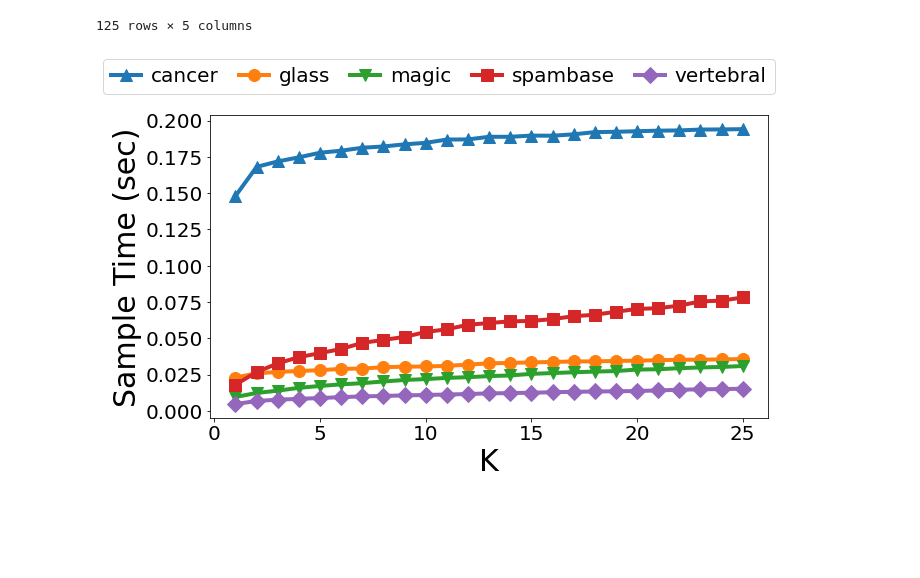
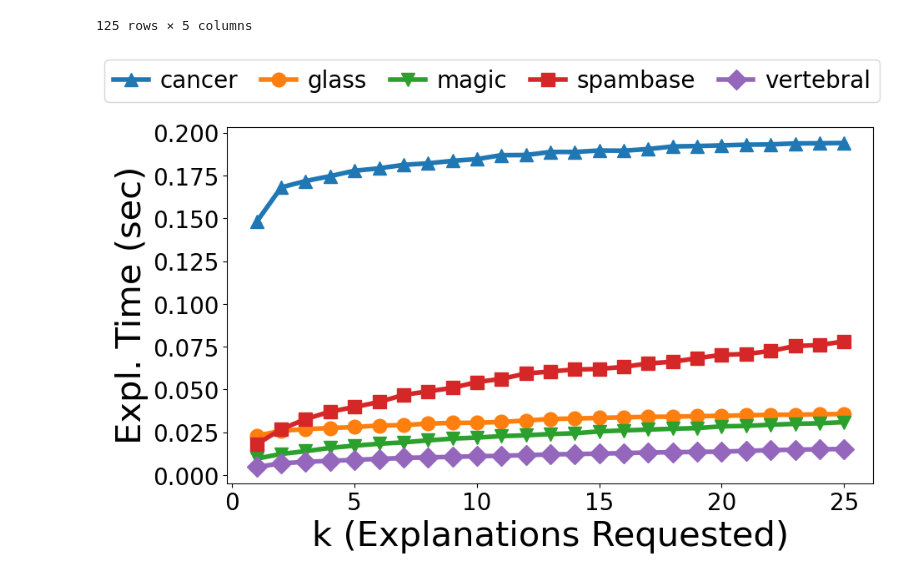
Before and after one commit to PeterVanNostrand/FACET, a Jupyter notebook: figures/vary_k.ipynb, the cells around one changed output. Cells and saved outputs as stored; diff of their text form; code cells hidden in the pictures; blank space fills up the shorter version.

```diff
--- a/figures/vary_k.ipynb
+++ b/figures/vary_k.ipynb
@@ -8,7 +9,7 @@ import sys
 from matplotlib import axis
 # %%
 # read in data
-df = pd.read_csv("vary_k_final.csv")
+df = pd.read_csv("../results/final/vary_k.csv")
 print(df.shape)
 df.head()
 # %% [output]
@@ -77,8 +78,8 @@ marker_sizes = {
     "vertebral": marker_size
 }
 title = None
-xlabel = "K"
-ylabel = "Sample Time (sec)"
+xlabel = "k (Explanations Requested)"
+ylabel = "Expl. Time (sec)"
 lhorz = True
 loc = "upper center"
 xrange = None
@@ -92,31 +93,31 @@ for ds in results["dataset"].unique():
             is_expl = results["explainer"] == expl
             matching_rows = is_ds & is_expl
             ax.plot(results[matching_rows][xfeature], results[matching_rows][yfeature], label=ds, lw=line_width, marker=ds_markers[ds], ms=marker_sizes[ds], color=ds_colors[ds])
 
         # title and axis labels
         if title is not None:
             plt.title(title)
         plt.xlabel(xlabel,fontsize=30)
         plt.ylabel(ylabel,fontsize=30)
         # legend
         if lhorz:
             plt.legend(loc=loc, ncol=len(results["dataset"].unique()), bbox_to_anchor=(0, 1.22, 0.82, 0), handletextpad=0.5, columnspacing=1, handlelength=1.5, prop={"size":20})
         else:
             plt.legend(loc=loc)
         # x and y ranges
         if xrange is not None:
             plt.xlim(xrange)
         if yrange is not None:
             plt.ylim(yrange)
         # x and y scales
         if ylog:
             plt.yscale('log')
         if xlog:
             plt.xscale('log')
         plt.subplots_adjust(top=1.0)
         plt.xticks(fontsize=20)
         plt.yticks(fontsize=20)
 
 plt.savefig("vary_k.pdf", bbox_inches="tight")
 # %% [output]
-[figure, old version]
+[figure, new version]
```
Also changed, not shown: parts of 1 cell of this notebook, 7 other files.
